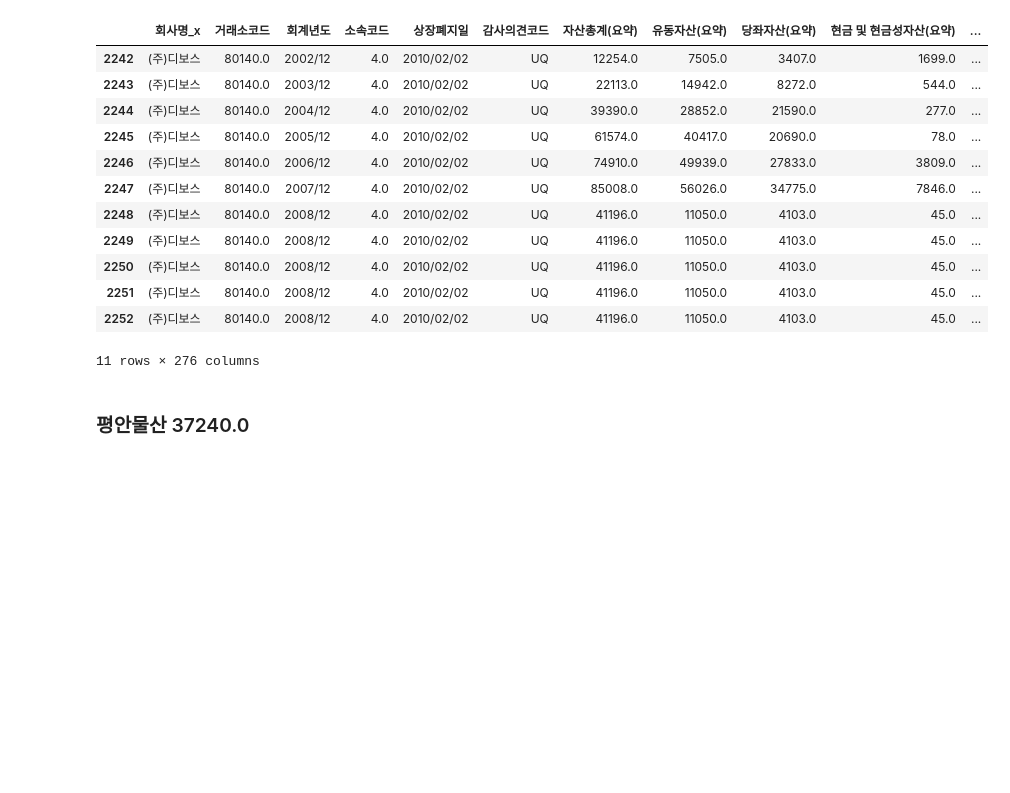
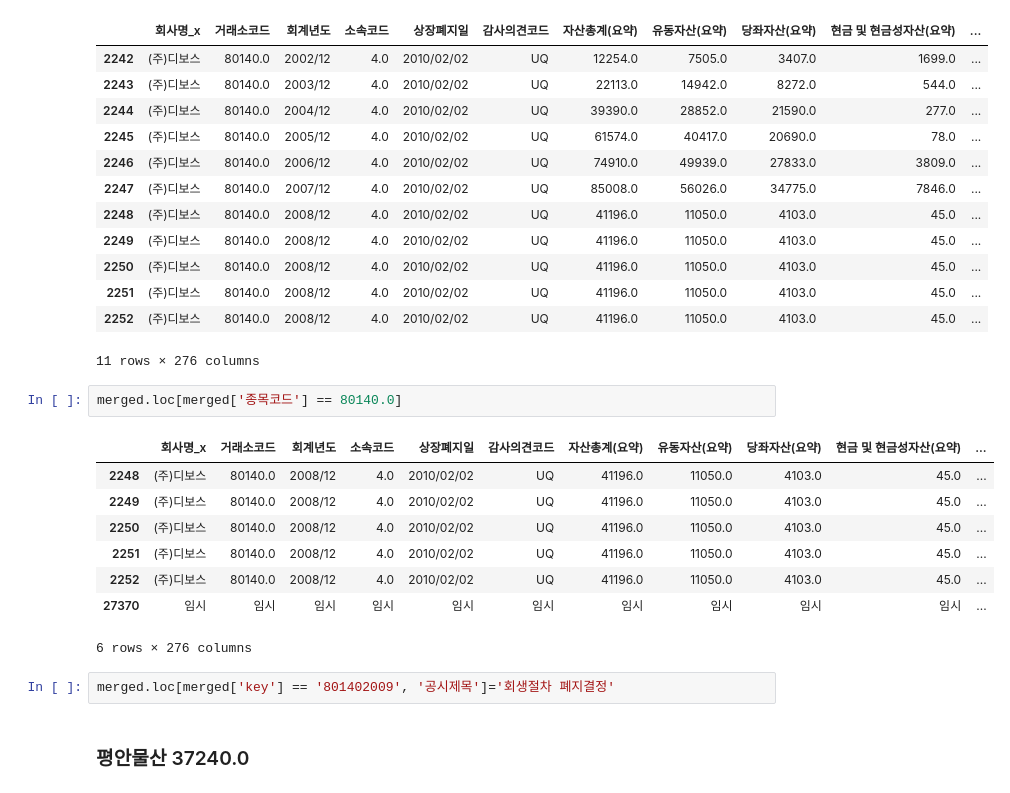
Before and after one commit to JxxHxxx/Ubion-CorporateBankruptcyAnalysis, a Jupyter notebook: Code/SH/prac.ipynb, the cells around one changed output. Cells and saved outputs as stored; diff of their text form; blank space fills up the shorter version.

```diff
--- a/Code/SH/prac.ipynb
+++ b/Code/SH/prac.ipynb
@@ -375,6 +399,19 @@ merged.loc[merged['거래소코드'] == 80140.0]
 | 2251 | (주)디보스 | 80140.0 | 2008/12 | 4.0 | 2010/02/02 | UQ | 41196.0 | 11050.0 | 4103.0 | 45.0 | ... |
 | 2252 | (주)디보스 | 80140.0 | 2008/12 | 4.0 | 2010/02/02 | UQ | 41196.0 | 11050.0 | 4103.0 | 45.0 | ... |
 11 rows × 276 columns
+# %%
+merged.loc[merged['종목코드'] == 80140.0]
+# %% [output]
+|  | 회사명_x | 거래소코드 | 회계년도 | 소속코드 | 상장폐지일 | 감사의견코드 | 자산총계(요약) | 유동자산(요약) | 당좌자산(요약) | 현금 및 현금성자산(요약) | ... |
+| 2248 | (주)디보스 | 80140.0 | 2008/12 | 4.0 | 2010/02/02 | UQ | 41196.0 | 11050.0 | 4103.0 | 45.0 | ... |
+| 2249 | (주)디보스 | 80140.0 | 2008/12 | 4.0 | 2010/02/02 | UQ | 41196.0 | 11050.0 | 4103.0 | 45.0 | ... |
+| 2250 | (주)디보스 | 80140.0 | 2008/12 | 4.0 | 2010/02/02 | UQ | 41196.0 | 11050.0 | 4103.0 | 45.0 | ... |
+| 2251 | (주)디보스 | 80140.0 | 2008/12 | 4.0 | 2010/02/02 | UQ | 41196.0 | 11050.0 | 4103.0 | 45.0 | ... |
+| 2252 | (주)디보스 | 80140.0 | 2008/12 | 4.0 | 2010/02/02 | UQ | 41196.0 | 11050.0 | 4103.0 | 45.0 | ... |
+| 27370 | 임시 | 임시 | 임시 | 임시 | 임시 | 임시 | 임시 | 임시 | 임시 | 임시 | ... |
+6 rows × 276 columns
+# %%
+merged.loc[merged['key'] == '801402009', '공시제목']='회생절차 폐지결정'
 # %% [markdown]
 ### 평안물산 37240.0
 # %%
```
Also changed, not shown: parts of 44 cells of this notebook, 1 other file.
